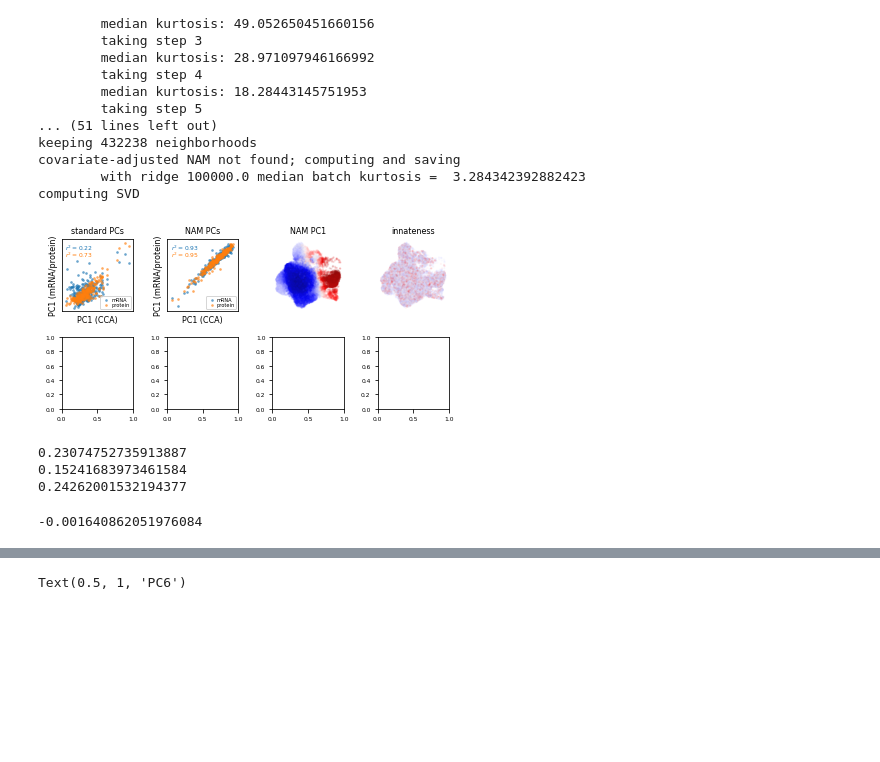
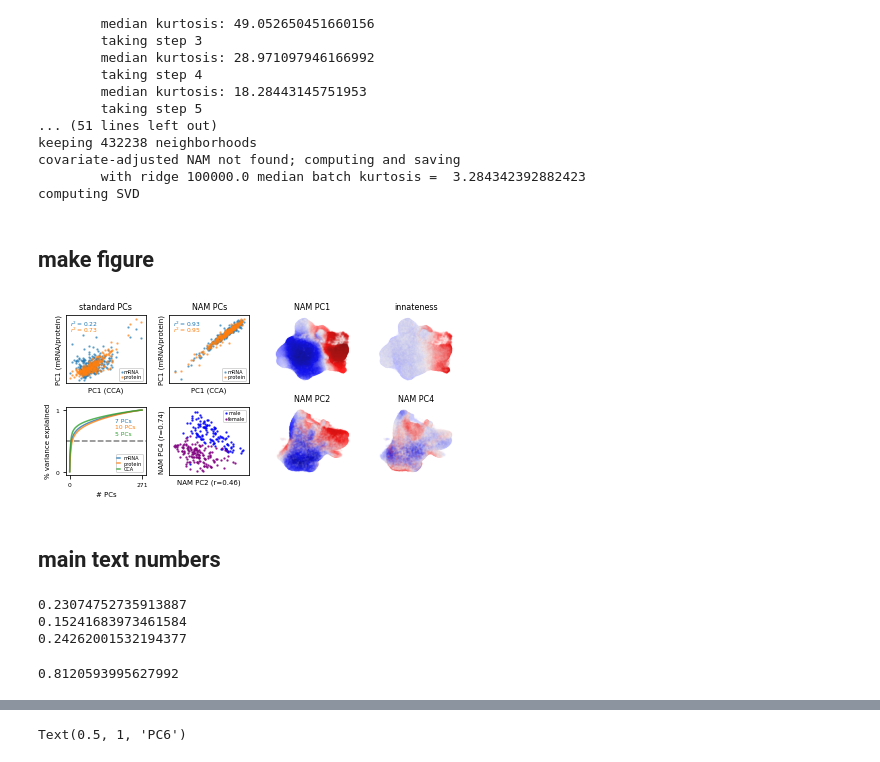
Before and after one commit to immunogenomics/cna-display, a Jupyter notebook: tbru/nam_pcs.ipynb, the cells around one changed output, grey strips where cells are left out. Saved outputs shown, nothing was run; the diff lists cells and outputs as text; code cells hidden in the pictures; blank space fills up the shorter version.

Commit message:
tbru unsupervised

```diff
--- a/tbru/nam_pcs.ipynb
+++ b/tbru/nam_pcs.ipynb
@@ -15,6 +15,7 @@ print('reading')
 mrna = cna.read(pf.tbru_h5ad + 'harmmrna.h5ad')
 prot = cna.read(pf.tbru_h5ad + 'harmprot.h5ad')
 cca = cna.read(pf.tbru_h5ad + 'harmcca20.h5ad')
+mrna_noharm = cna.read(pf.tbru_h5ad + '/mrna.h5ad')
 
 for d in [mrna, prot, cca]:
     print('processing...')
@@ -44,9 +45,19 @@ computing SVD
 import rpy2.robjects as robjects
 from rpy2.robjects import pandas2ri
 pandas2ri.activate()
+readRDS = robjects.r['readRDS']
 
-readRDS = robjects.r['readRDS']
 innateness = readRDS('/data/srlab1/laurie-yakir/tbru.real/innate.scores_01.12.rds')
+
+cellmeta = readRDS('/data/srlab1/anathan/TBRU/data/analysis/meta_data_01.12.rds')
+cellmeta = cellmeta[cellmeta.memTgate==1]
+cellmeta.set_index('cell_id', drop=True, inplace=True)
+
+cellmeta['innateness'] = innateness
+cca.obs['innateness'] = cellmeta.innateness
+cca.obs.innateness -= cca.obs.innateness.mean()
+# %% [markdown]
+## make figure
 # %%
 f, axs = plt.subplots(2, 4, figsize=(6,3))
 
@@ -57,42 +68,84 @@ for i, (d, l, c) in enumerate([(mrna, 'mRNA', 'C0'), (prot, 'protein', 'C1')]):
     cca.obs['PC1'] = cca.obsm['X_pca'][:,0]
     x, y = cca.obs.groupby(by='id').PC1.aggregate(np.mean), d.obs.groupby(by='id').PC1.aggregate(np.mean)
     x = x/x.std(); y = y/y.std()
-    ax.scatter(x, y, alpha=0.5, s=3, color=c, label=l)
+    ax.scatter(x, y, alpha=0.5, s=2, color=c, label=l)
     ax.text(0.05, 0.85-i/10, '$r^2 = {:.2f}$'.format(np.corrcoef(x,y)[0,1]**2),
             transform=ax.transAxes,
             fontsize=6,
             color=c)
     ax.set_ylabel('PC1 (mRNA/protein)')
     ax.set_xlabel('PC1 (CCA)')
     ax.set_xticks([]); ax.set_yticks([])
     ax.legend(loc=4)
 ax.set_title('standard PCs', fontsize=8)
 
 # compare NAM PC1 across modalities
 ax = axs[0,1]
 for i, (d, l, c) in enumerate([(mrna, 'mRNA', 'C0'), (prot, 'protein', 'C1')]):
     x, y = cca.uns['NAM_sampleXpc'].PC1, d.uns['NAM_sampleXpc'].PC1
-    ax.scatter(x, y, alpha=0.5, s=3, color=c, label=l)
+    ax.scatter(x, y, alpha=0.5, s=2, color=c, label=l)
     ax.set_ylabel('PC1 (mRNA/protein)')
     ax.set_xlabel('PC1 (CCA)')
     ax.set_xticks([]); ax.set_yticks([])
     ax.text(0.05, 0.85-i/10, '$r^2 = {:.2f}$'.format(np.corrcoef(x,y)[0,1]**2),
             transform=ax.transAxes,
             fontsize=6,
             color=c)
     ax.legend(loc=4)
 ax.set_title('NAM PCs', fontsize=8)
 
 #UMAPs of NAM PC1
-for ax, c, l in [(axs[0,2], -cca.uns['NAM_nbhdXpc'].PC1, 'NAM PC1'), (axs[0,3], innateness[cca.uns['keptcells']], 'innateness')]:
+# ix = np.random.choice(range(cca.uns['keptcells'].sum()), 10000, replace=False) for faster plots when debugging
+ix = np.repeat([True], cca.uns['keptcells'].sum())
+umap = cca.obsm['X_umap'][cca.uns['keptcells']]
+for ax, c, l in [(axs[0,2], -cca.uns['NAM_nbhdXpc'].PC1, 'NAM PC1'), (axs[0,3], cca.obs.innateness[cca.uns['keptcells']], 'innateness')]:
     ax.axis('off')
-    umap = cca.obsm['X_umap'][cca.uns['keptcells']]
-    ix = np.random.choice(range(len(umap)), 30000, replace=False) # downsample cells to make rasterized file size decent
-    ax.scatter(*umap[ix].T, s=2, alpha=0.1, c=c[ix], cmap='seismic', vmin=-max(np.abs(c)), vmax=max(np.abs(c)))
+    ax.scatter(*umap[ix].T, s=2, alpha=0.05, c=c[ix], cmap='seismic', vmin=-max(np.abs(c)), vmax=max(np.abs(c)), rasterized=True)
     ax.set_title(l, fontsize=8)
 
+# variance explained by top PCs
+ax = axs[1,0]
+for i, (d, l, c) in enumerate([(mrna, 'mRNA', 'C0'), (prot, 'protein', 'C1'), (cca, 'CCA', 'C2')]):
+    y = np.cumsum(np.concatenate([[0], d.uns['NAM_varexp']]))
+    k = np.where(y >= 0.5)[0][0]
+    ax.plot(y, color=c, label=l, alpha=0.8)
+    ax.axhline(y=0.5, color='gray', linestyle='--', alpha=0.5)
+    ax.set_xlabel('# PCs')
+    ax.set_ylabel('% variance explained')
+    ax.set_yticks([0,1])
+    ax.set_xticks([0,len(y)-1])
+    ax.legend(loc=4, handletextpad=0.7)
+    ax.text(0.62, 0.78-i/10, '{} PCs'.format(k),
+           transform=ax.transAxes,
+           fontsize=6,
+           color=c)
+
+# sex association scatter plot
+U, V = mrna_noharm.uns['NAM_sampleXpc'], mrna_noharm.uns['NAM_nbhdXpc']
+i, j = 'PC2', 'PC4'
+
+ax1 = axs[1,1]
+male = mrna_noharm.samplem.Sex_M.astype(bool)
+ax1.scatter(U[i][male], U[j][male], alpha=0.7, s=2, label='male', color='blue')
+ax1.scatter(U[i][~male], U[j][~male], alpha=0.7, s=2, label='female', color='purple')
+ax1.legend()
+ax1.set_xticks([]); ax1.set_yticks([])
+ax1.set_xlabel('NAM {} (r={:.2f})'.format(i, np.corrcoef(U[i], mrna_noharm.samplem.Sex_M)[0,1]))
+ax1.set_ylabel('NAM {} (r={:.2f})'.format(j, np.corrcoef(U[j], mrna_noharm.samplem.Sex_M)[0,1]))
+
+# sex association neighborhood loadings
+# ix = np.random.choice(range(mrna_noharm.uns['keptcells'].sum()), 10000, replace=False) for faster plots when debugging
+ix = np.repeat([True], mrna_noharm.uns['keptcells'].sum())
+umap = mrna_noharm.obsm['X_umap'][mrna_noharm.uns['keptcells']]
+for ax, (c, l) in zip(axs[1,2:], [(V[i], i), (V[j], j)]):
+    ax.axis('off')
+    ax.scatter(*umap[ix].T, s=2, alpha=0.05, c=c[ix], cmap='seismic', vmin=-max(np.abs(c)), vmax=max(np.abs(c)), rasterized=True)
+    ax.set_title('NAM ' + l, fontsize=8)
+
 plt.tight_layout()
-plt.savefig('../_figs/mainfig.tbru.unsupervised.pdf')
+plt.savefig('../_figs/mainfig.tbru.unsupervised.pdf', dpi=1000)
 # %% [output]
-[figure, old version]
+[figure, new version]
+# %% [markdown]
+## main text numbers
 # %%
@@ -105,6 +158,6 @@ for d in [mrna, prot, cca]:
 0.24262001532194377
 # %%
 # correlation of NAM PC1 to innateness
-np.corrcoef(-cca.uns['NAM_nbhdXpc'].PC1, innateness[cca.uns['keptcells']])[0,1]
+np.corrcoef(-cca.uns['NAM_nbhdXpc'].PC1, cca.obs.innateness[cca.uns['keptcells']])[0,1]
 # %% [output]
--0.001640862051976084
+0.8120593995627992
```
Also changed, not shown: parts of 10 cells of this notebook, 7 other files.
